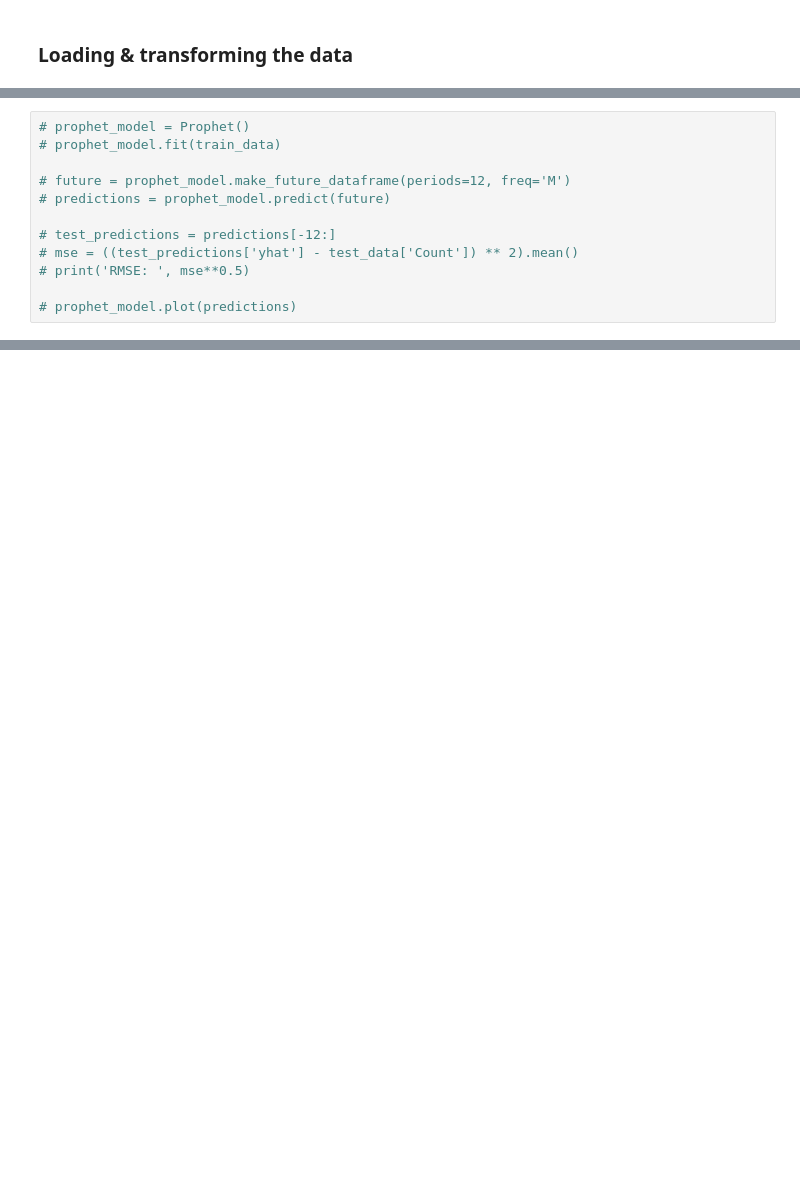
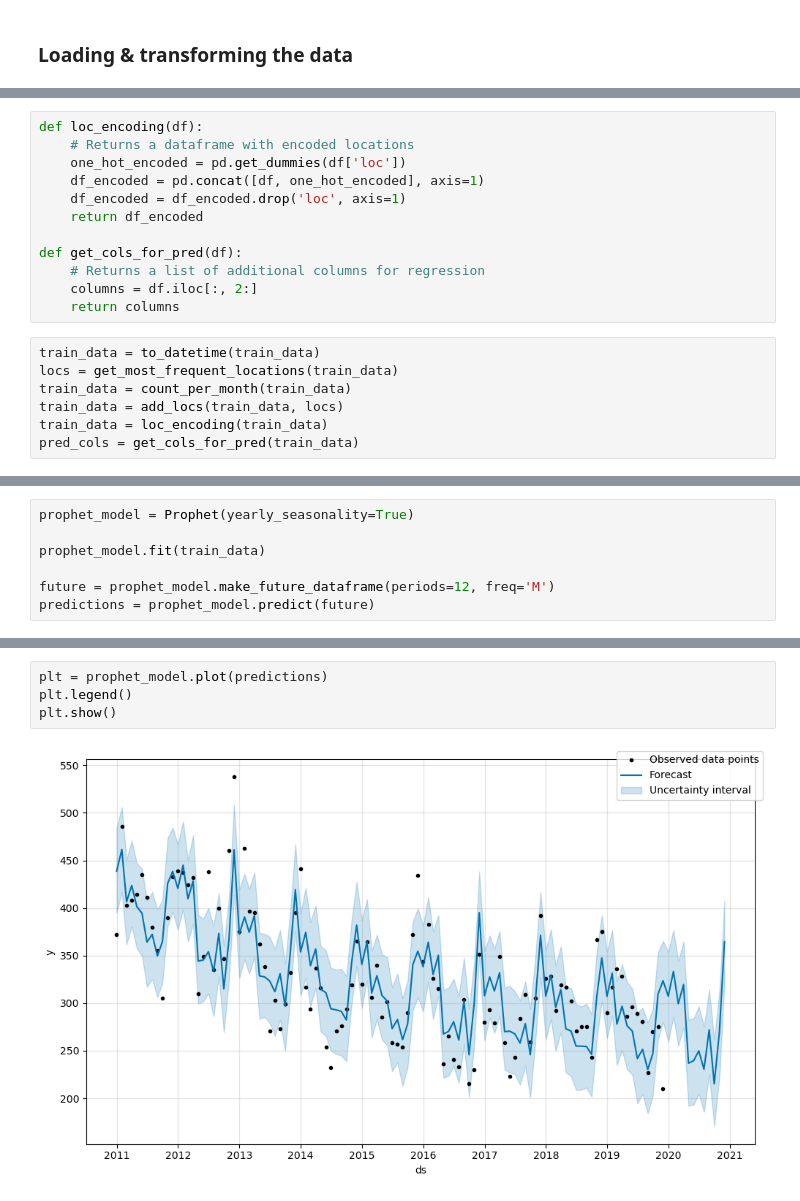
Before and after one commit to jdobladez/DC2-Group1-2023, a Jupyter notebook: Prophet.ipynb, the cells around one changed output, grey strips where cells are left out. Saved outputs shown, nothing was run; the diff lists cells and outputs as text; blank space fills up the shorter version.

Commit message:
prophet + location
added location as additional regressors to the prophet model.

```diff
--- a/Prophet.ipynb
+++ b/Prophet.ipynb
@@ -32,0 +84,19 @@ test_data = count_per_month(test_data)
+# %%
+def loc_encoding(df):
+    # Returns a dataframe with encoded locations
+    one_hot_encoded = pd.get_dummies(df['loc'])
+    df_encoded = pd.concat([df, one_hot_encoded], axis=1)
+    df_encoded = df_encoded.drop('loc', axis=1)
+    return df_encoded
+
+def get_cols_for_pred(df):
+    # Returns a list of additional columns for regression
+    columns = df.iloc[:, 2:]
+    return columns
+# %%
+train_data = to_datetime(train_data)
+locs = get_most_frequent_locations(train_data)
+train_data = count_per_month(train_data)
+train_data = add_locs(train_data, locs)
+train_data = loc_encoding(train_data)
+pred_cols = get_cols_for_pred(train_data)
@@ -33,12 +113,7 @@ test_data = count_per_month(test_data)
 # %%
-# prophet_model = Prophet()
-# prophet_model.fit(train_data)
+prophet_model = Prophet(yearly_seasonality=True)
 
-# future = prophet_model.make_future_dataframe(periods=12, freq='M')
-# predictions = prophet_model.predict(future)
+prophet_model.fit(train_data)
 
-# test_predictions = predictions[-12:]
-# mse = ((test_predictions['yhat'] - test_data['Count']) ** 2).mean()
-# print('RMSE: ', mse**0.5)
-
-# prophet_model.plot(predictions)
+future = prophet_model.make_future_dataframe(periods=12, freq='M')
+predictions = prophet_model.predict(future)
@@ -44,0 +123,6 @@ test_data = count_per_month(test_data)
+# %%
+plt = prophet_model.plot(predictions)
+plt.legend()
+plt.show()
+# %% [output]
+[figure, added]
```
Also changed, not shown: parts of 23 cells of this notebook.
